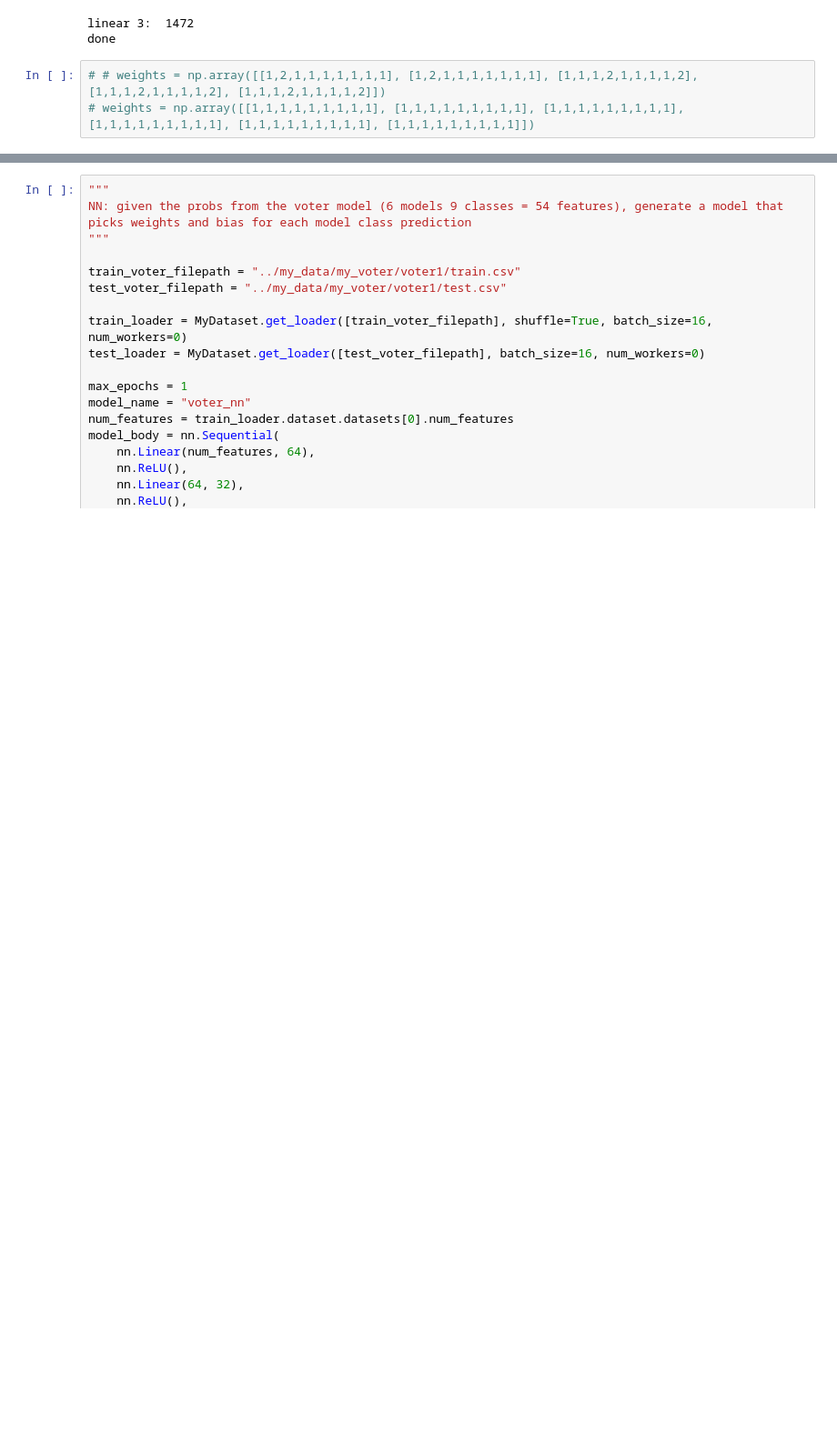
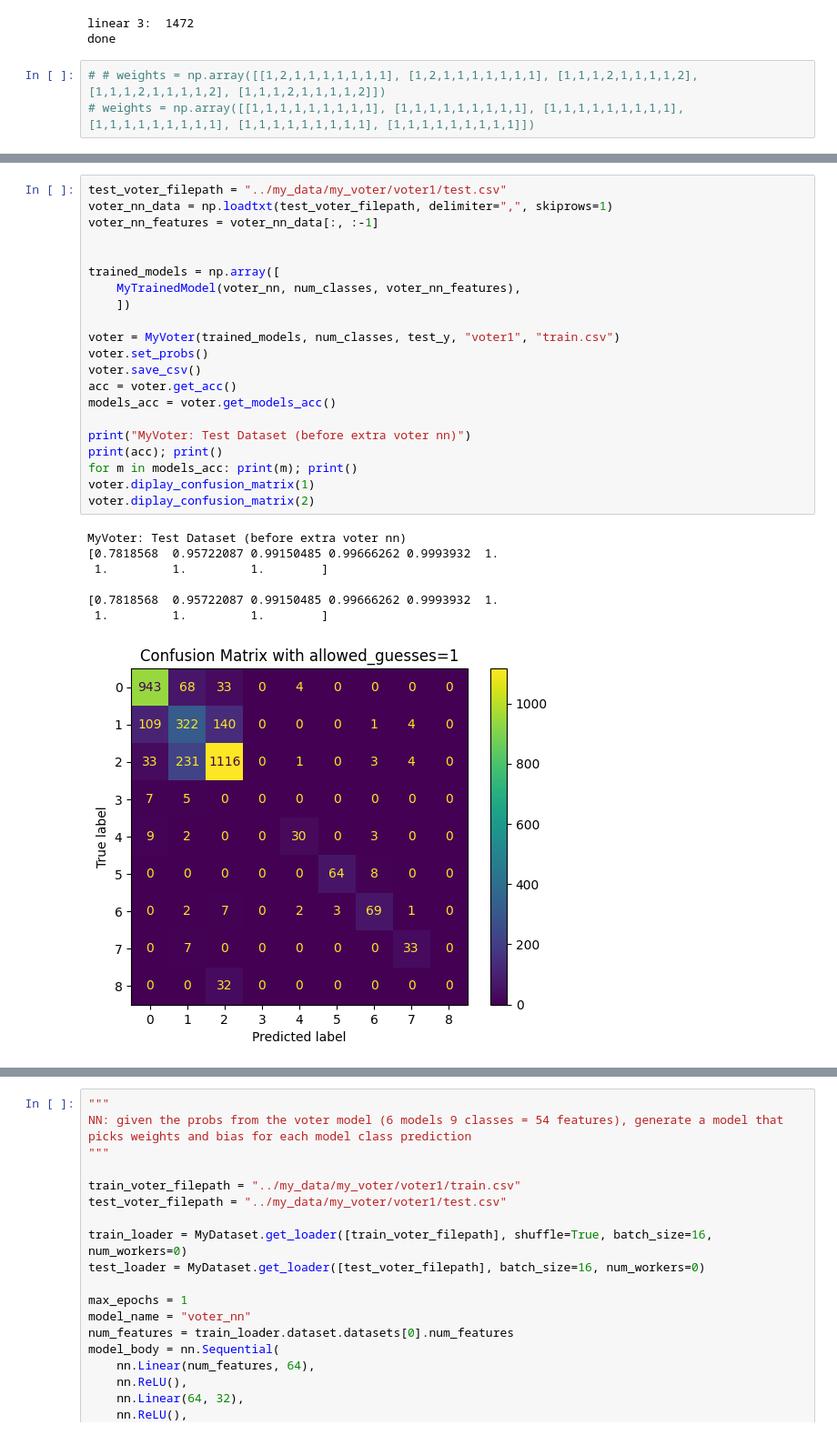
Before and after one commit to EricBroyles/Portfolio, a Jupyter notebook: RF Interference Classification Project/src/voting/run_voting_model2.ipynb, the cells around one changed output, grey strips where cells are left out. Shown at 91% size. Drawn from its saved outputs; the diff is of its cells as text; blank space fills up the shorter version.

```diff
--- a/RF Interference Classification Project/src/voting/run_voting_model2.ipynb
+++ b/RF Interference Classification Project/src/voting/run_voting_model2.ipynb
@@ -354,0 +355,29 @@ Logger Metics:  logs\voter_nn\version_7\metrics.csv
+# %%
+test_voter_filepath = "../my_data/my_voter/voter1/test.csv"
+voter_nn_data = np.loadtxt(test_voter_filepath, delimiter=",", skiprows=1)
+voter_nn_features = voter_nn_data[:, :-1]
+
+
+trained_models = np.array([
+    MyTrainedModel(voter_nn, num_classes, voter_nn_features),
+    ])
+
+voter = MyVoter(trained_models, num_classes, test_y, "voter1", "train.csv")
+voter.set_probs()
+voter.save_csv()
+acc = voter.get_acc()
+models_acc = voter.get_models_acc()
+
+print("MyVoter: Test Dataset (before extra voter nn)")
+print(acc); print()
+for m in models_acc: print(m); print()
+voter.diplay_confusion_matrix(1)
+voter.diplay_confusion_matrix(2)
+# %% [output]
+MyVoter: Test Dataset (before extra voter nn)
+[0.7818568  0.95722087 0.99150485 0.99666262 0.9993932  1.
+ 1.         1.         1.        ]
+
+[0.7818568  0.95722087 0.99150485 0.99666262 0.9993932  1.
+ 1.         1.         1.        ]
+[figure, added]
```
Also changed, not shown: parts of 7 cells of this notebook, 6 other files.
